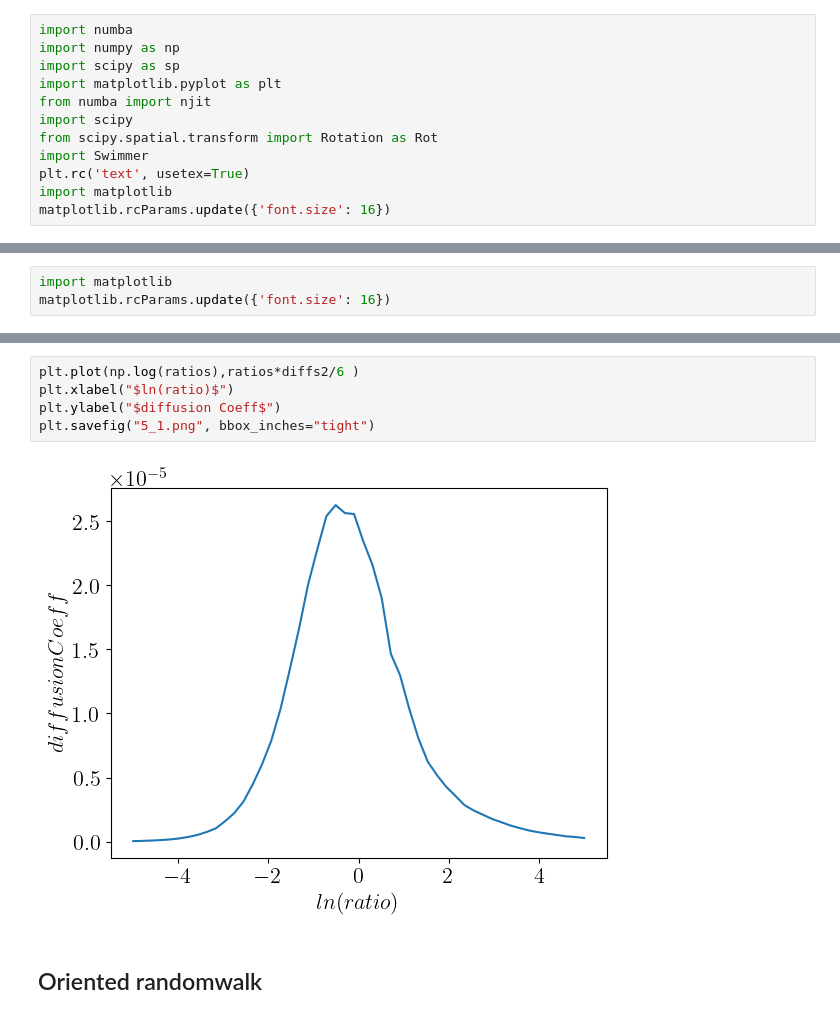
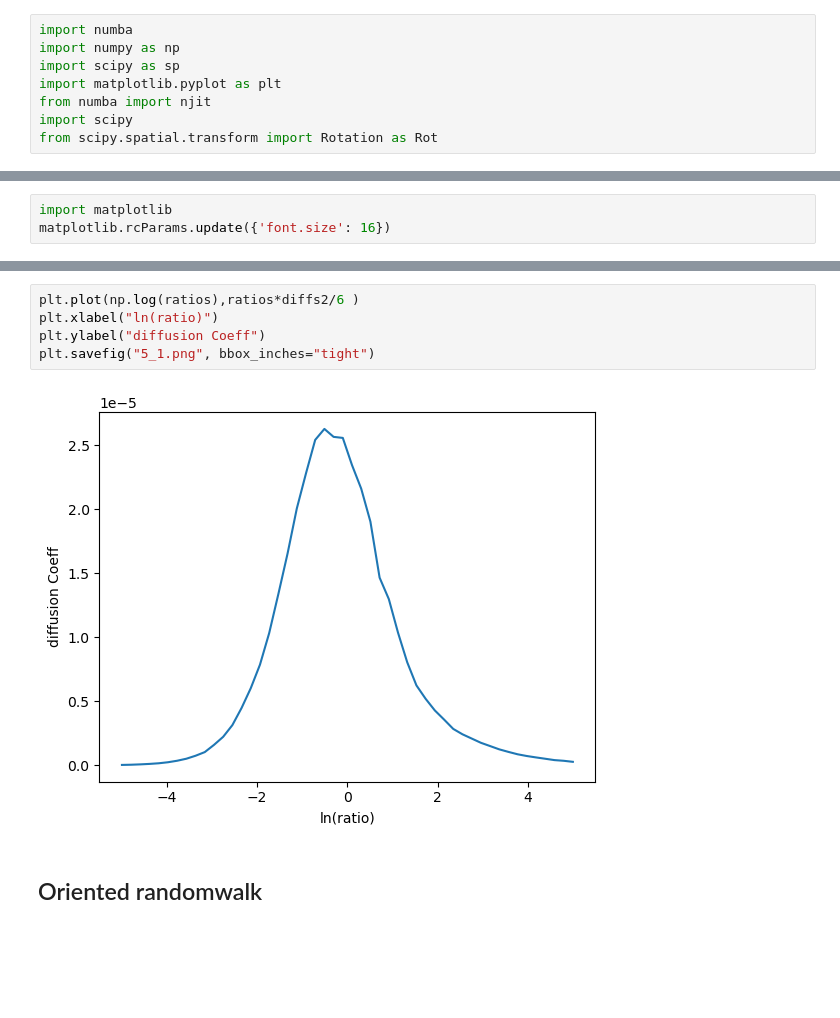
Before and after one commit to alireza-astane/starSwimmer3D, a Jupyter notebook: swimmerProject/notebooks/phase5.ipynb, the cells around one changed output, grey strips where cells are left out. Cells and saved outputs as stored; diff of their text form; blank space fills up the shorter version.

```diff
--- a/swimmerProject/notebooks/phase5.ipynb
+++ b/swimmerProject/notebooks/phase5.ipynb
@@ -6,7 +6,3 @@ import matplotlib.pyplot as plt
 from numba import njit
 import scipy
 from scipy.spatial.transform import Rotation as Rot
-import Swimmer
-plt.rc('text', usetex=True)
-import matplotlib
-matplotlib.rcParams.update({'font.size': 16})
@@ -537,10 +426,10 @@ np.max(diffs2/6*ratios),ratios[np.argmax(diffs2/6*ratios)]
 # %%
 plt.plot(np.log(ratios),ratios*diffs2/6 )
-plt.xlabel("$ln(ratio)$")
-plt.ylabel("$diffusion Coeff$")
+plt.xlabel("ln(ratio)")
+plt.ylabel("diffusion Coeff")
 plt.savefig("5_1.png", bbox_inches="tight")
 # %% [output]
-[figure, old version]
+[figure, new version]
 # %% [markdown]
 ## Oriented randomwalk
 # %%
```
Also changed, not shown: parts of 77 cells of this notebook, 2 other files.
